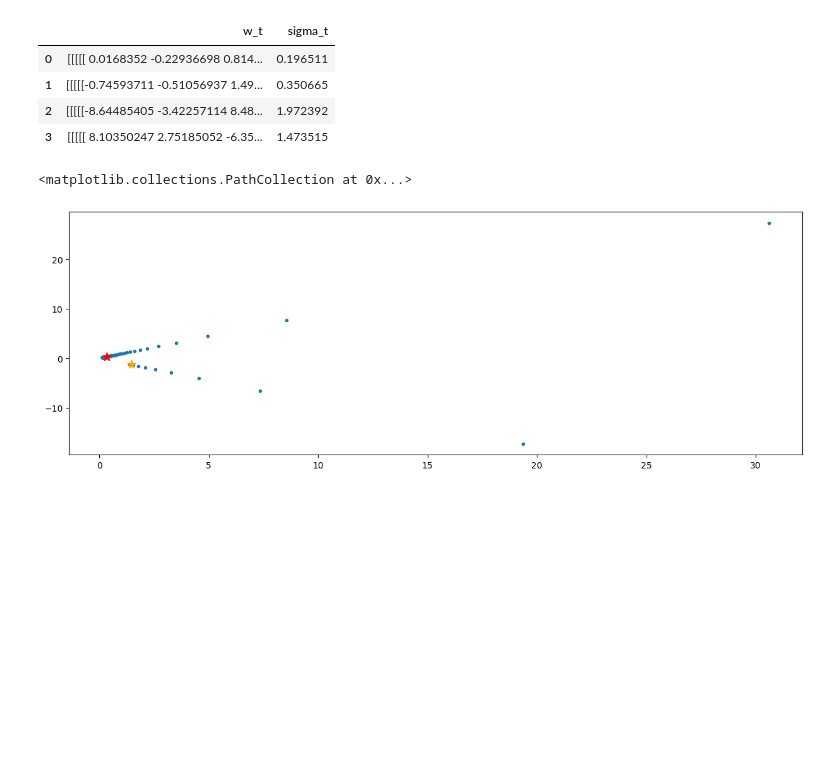
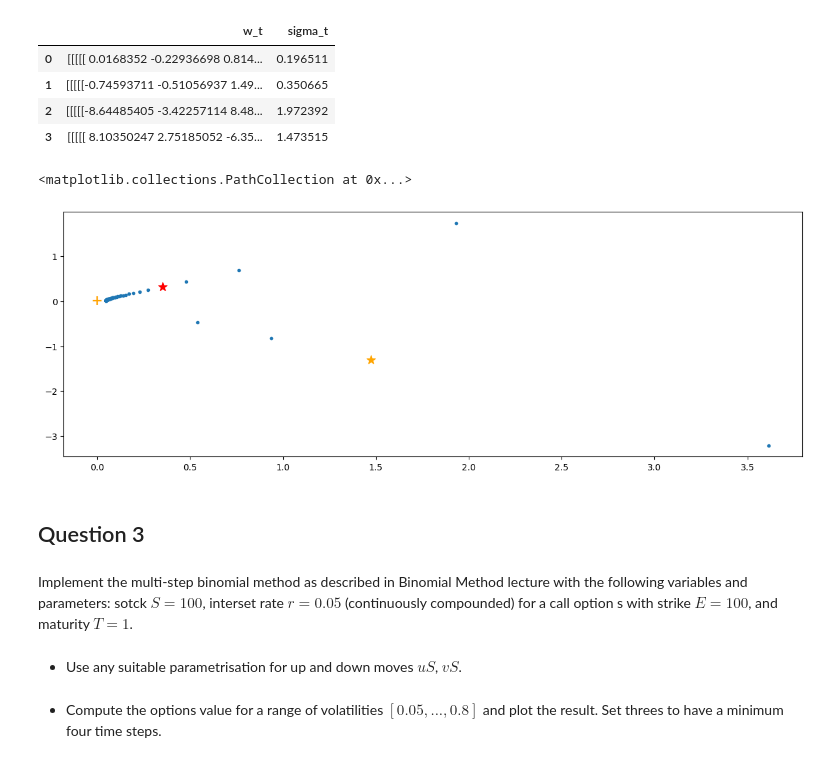
Before and after one commit to fbristotti/cqf, a Jupyter notebook: exam1/exam1.ipynb, the cells around one changed output. Cells and saved outputs as stored; diff of their text form; code cells hidden in the pictures; blank space fills up the shorter version.

Commit message:
question 3 and 4

```diff
--- a/exam1/exam1.ipynb
+++ b/exam1/exam1.ipynb
@@ -199,25 +199,27 @@ df_pt[['w_t', 'sigma_t']]
 | 2 | [[[[[-8.64485405 -3.42257114 8.48... | 1.972392 |
 | 3 | [[[[[ 8.10350247 2.75185052 -6.35... | 1.473515 |
 # %%
-rs = np.linspace(0,0.0176, 100)
+rs = np.linspace(-5,0.02, 3000)
 mus = np.zeros(len(rs))
 sigmas = np.zeros(len(rs))
 for i in range(0, len(rs), 1):
     w, m, s = calculate_tangency_portfolio(mu=mu, sigma=sigma, R=R, r_f=rs[i])
     mus[i] = m
     sigmas[i] = s
 
 plt.subplots(figsize=[15,5])
 plt.scatter(sigmas, mus, marker='.')
 
 df_100bps = df_pt[df_pt['r_f'] == 0.01]
 df_175bps = df_pt[df_pt['r_f'] == 0.0175]
 
 plt.scatter(df_100bps.iloc[0].sigma_t, df_100bps.iloc[0].m_t, marker='*', color='red', s=100)
+plt.scatter(0, 0.01, marker='+', color='red', s=100)
 plt.scatter(df_175bps.iloc[0].sigma_t, df_175bps.iloc[0].m_t, marker='*', color='orange', s=100)
+plt.scatter(0, 0.0175, marker='+', color='orange', s=100)
 # %% [output]
 <matplotlib.collections.PathCollection at 0x...>
-[figure, old version]
+[figure, new version]
 # %%
 # Annotations example
 
@@ -232,3 +234,11 @@ R = np.matrix([
     [0.4,0.5,0.8,1.0]])
 
 w_t, mu_t, sigma_t = calculate_tangency_portfolio(mu=mu, sigma=sigma, R=R, r_f=0.0175)
+# %% [markdown]
+## Question 3
+# %% [markdown]
+Implement the multi-step binomial method as described in Binomial Method lecture with the following variables and parameters: sotck $S = 100$, interset rate $r = 0.05$ (continuously compounded) for a call option s with strike $E=100$, and maturity $T =1$.
+# %% [markdown]
+- Use any suitable parametrisation for up and down moves $uS$, $vS$.
+# %% [markdown]
+- Compute the options value for a range of volatilities $[0.05,...,0.8]$ and plot the result. Set threes to have a minimum four time steps.
```
Also changed, not shown: parts of 9 cells of this notebook.
